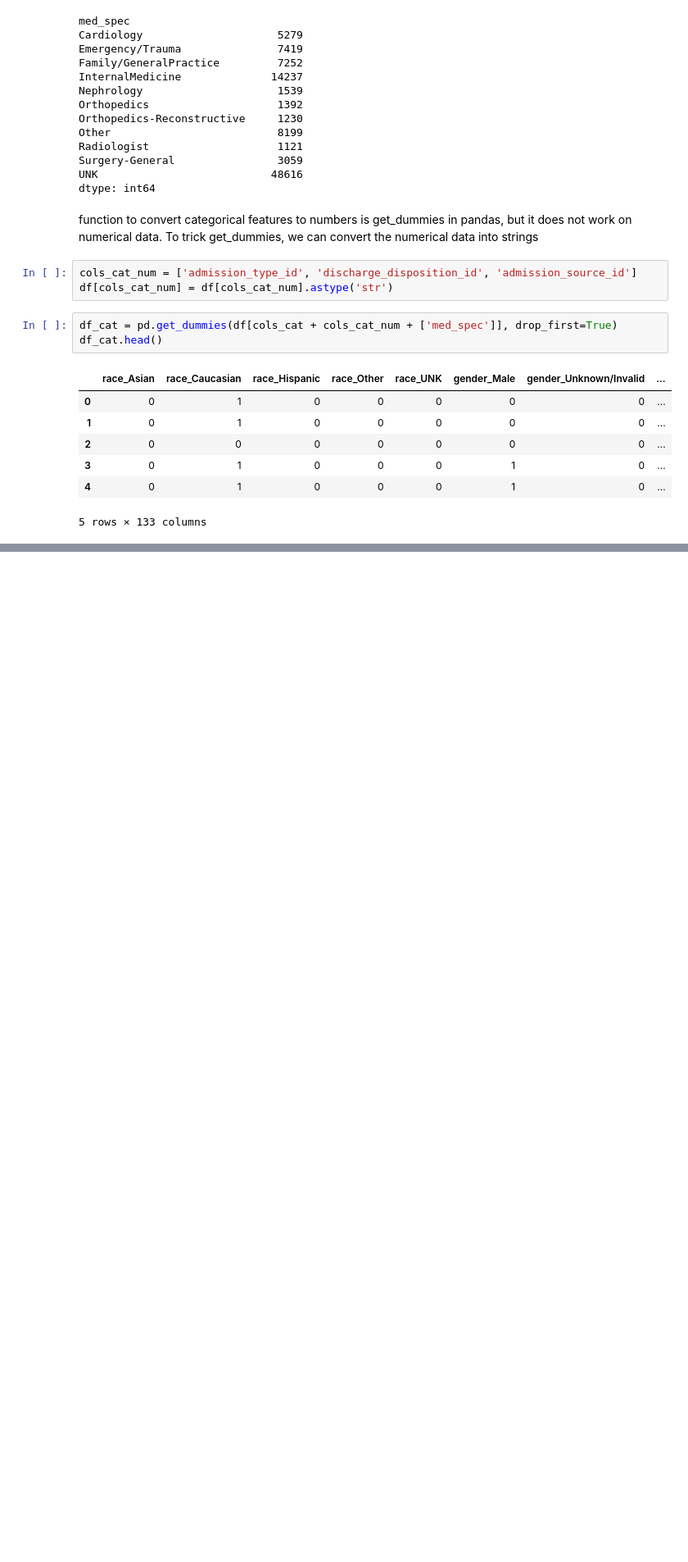
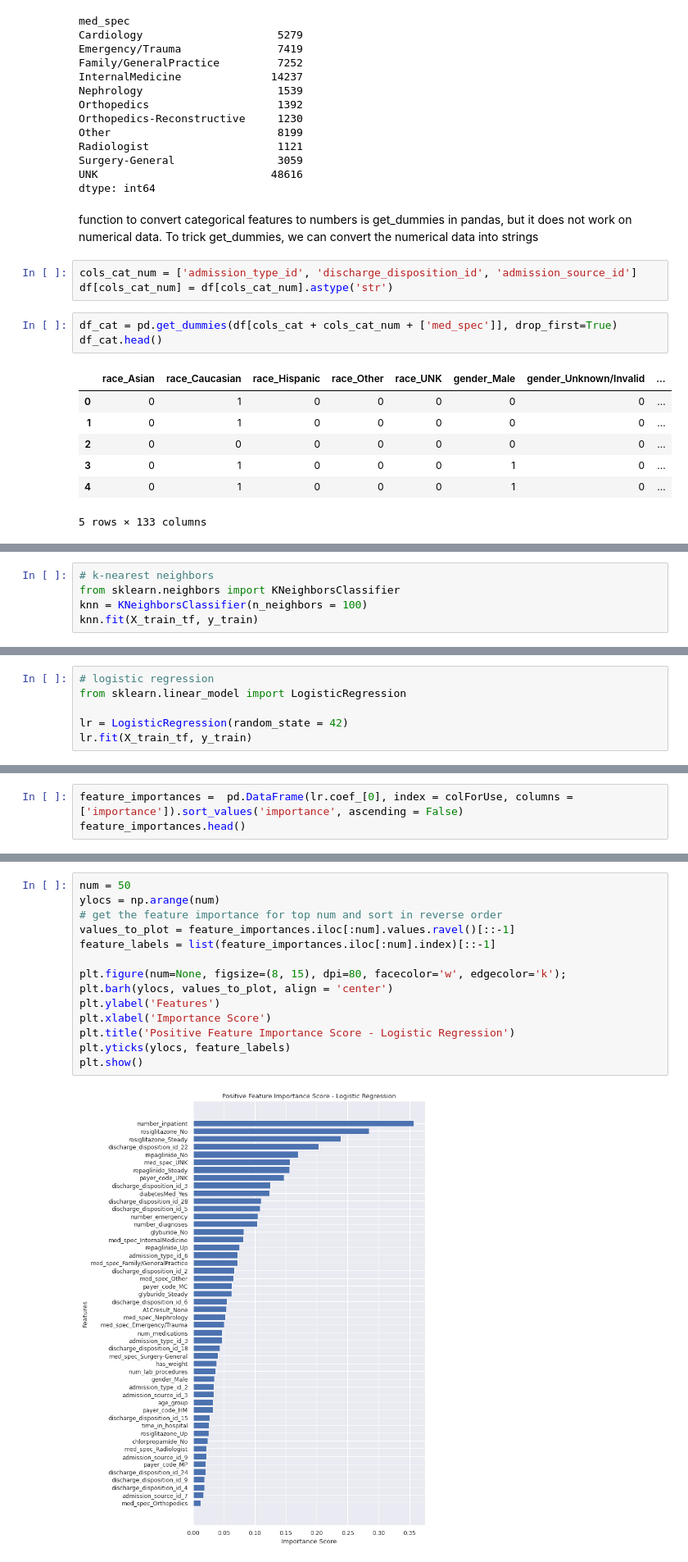
Before and after one commit to thuytrangnugget/Random-data-science-project, a Jupyter notebook: project.ipynb, the cells around one changed output, grey strips where cells are left out. Shown at 82% size. Cells and saved outputs as stored; diff of their text form; blank space fills up the shorter version.

```diff
--- a/project.ipynb
+++ b/project.ipynb
@@ -294,0 +504,5 @@ df_cat.head()
+# %%
+# k-nearest neighbors
+from sklearn.neighbors import KNeighborsClassifier
+knn = KNeighborsClassifier(n_neighbors = 100)
+knn.fit(X_train_tf, y_train)
@@ -294,0 +541,6 @@ df_cat.head()
+# %%
+# logistic regression
+from sklearn.linear_model import LogisticRegression
+
+lr = LogisticRegression(random_state = 42)
+lr.fit(X_train_tf, y_train)
@@ -294,0 +832,3 @@ df_cat.head()
+# %%
+feature_importances =  pd.DataFrame(lr.coef_[0], index = colForUse, columns = ['importance']).sort_values('importance', ascending = False)
+feature_importances.head()
@@ -294,0 +842,16 @@ df_cat.head()
+# %%
+num = 50
+ylocs = np.arange(num)
+# get the feature importance for top num and sort in reverse order
+values_to_plot = feature_importances.iloc[:num].values.ravel()[::-1]
+feature_labels = list(feature_importances.iloc[:num].index)[::-1]
+
+plt.figure(num=None, figsize=(8, 15), dpi=80, facecolor='w', edgecolor='k');
+plt.barh(ylocs, values_to_plot, align = 'center')
+plt.ylabel('Features')
+plt.xlabel('Importance Score')
+plt.title('Positive Feature Importance Score - Logistic Regression')
+plt.yticks(ylocs, feature_labels)
+plt.show()
+# %% [output]
+[figure, added]
```
Also changed, not shown: parts of 71 cells of this notebook.
